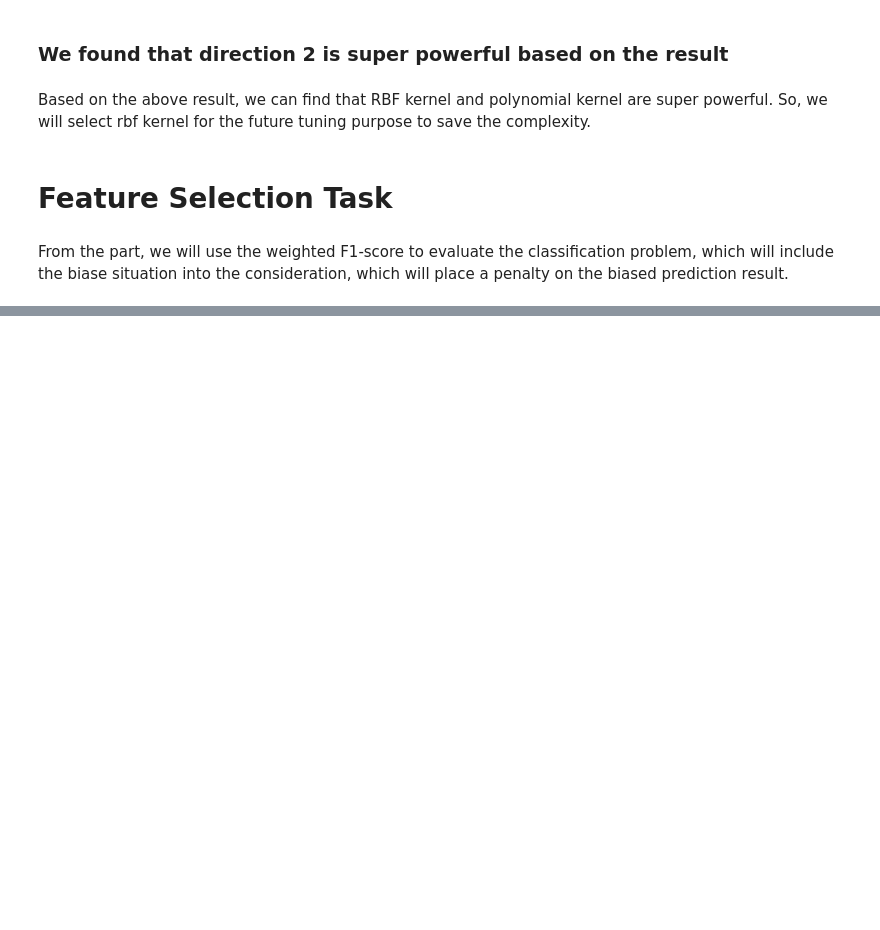
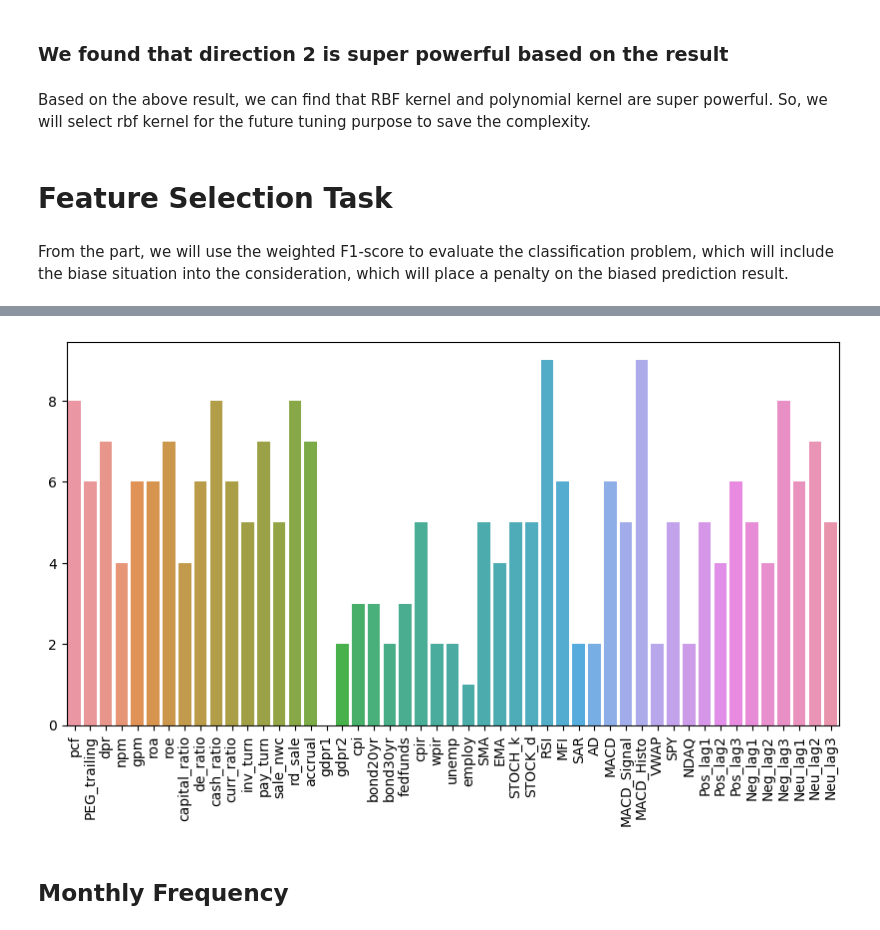
Before and after one commit to ElinorCheng/STA561, a Jupyter notebook: ModelFitting/SVM.ipynb, the cells around one changed output, grey strips where cells are left out. Drawn from its saved outputs; the diff is of its cells as text; code cells hidden in the pictures; blank space fills up the shorter version.

```diff
--- a/ModelFitting/SVM.ipynb
+++ b/ModelFitting/SVM.ipynb
@@ -244,12 +294,12 @@ cv = 5
 scores = dict()
 selection_collect = dict()
 for j in stock_list:
-    freq = 'Daily'
+    freq = 'Weekly'
     stock = j
     price = pd.read_csv('../encode_price/'+freq+'/'+stock+'.csv')
     price = price.loc[(price.Date<='2019-12-31')&(price.Date>='2010-01-04'),:]
     price = price.loc[(price.Date>='2010-01-04'),:]
-    y = price.adjusted_close.shift(-1).values[:-1]
+    y = price.direction2.shift(-1).values[:-1]
     predictors = pd.read_csv('../predictors/Merged/'+freq+'/'+stock+'.csv')
     NLP = pd.read_csv('../predictors/NLP/Daily/NYT_macro_SA.csv')
     predictors = pd.merge(predictors,NLP,how='left',on=['Date'])
@@ -260,7 +310,7 @@ for j in stock_list:
 
     tscv = TimeSeriesSplit(n_splits=cv)
     X_train,X_test,y_train,y_test = train_test_split(X,y,test_size=0.2,shuffle=False)
-    pipe = make_pipeline(StandardScaler(),SVC(kernel='poly',degree=5))
+    pipe = make_pipeline(StandardScaler(),SVC(kernel='rbf'))
 
     sfs = SequentialFeatureSelector(pipe,n_jobs = -1,n_features_to_select='auto',scoring='f1_weighted',cv=tscv)
     sfs.fit(X_train,y_train)
@@ -272,0 +336,15 @@ for j in stock_list:
+# %%
+features = pd.Series(data = np.zeros(len(predictors.columns)),index=predictors.columns)
+for stock in stock_list:
+    curr_feature = selection_collect[stock]
+    for curr in curr_feature:
+        features.loc[curr] += 1
+usefeature = features.index.values.tolist()
+plt.figure(figsize=[10,5])
+ax = sns.barplot(features.to_frame().T)
+ax.set_xticklabels(labels=usefeature,rotation=90)
+plt.show()
+# %% [output]
+[figure, added]
+# %% [markdown]
+## Monthly Frequency
```
Also changed, not shown: parts of 13 cells of this notebook.
